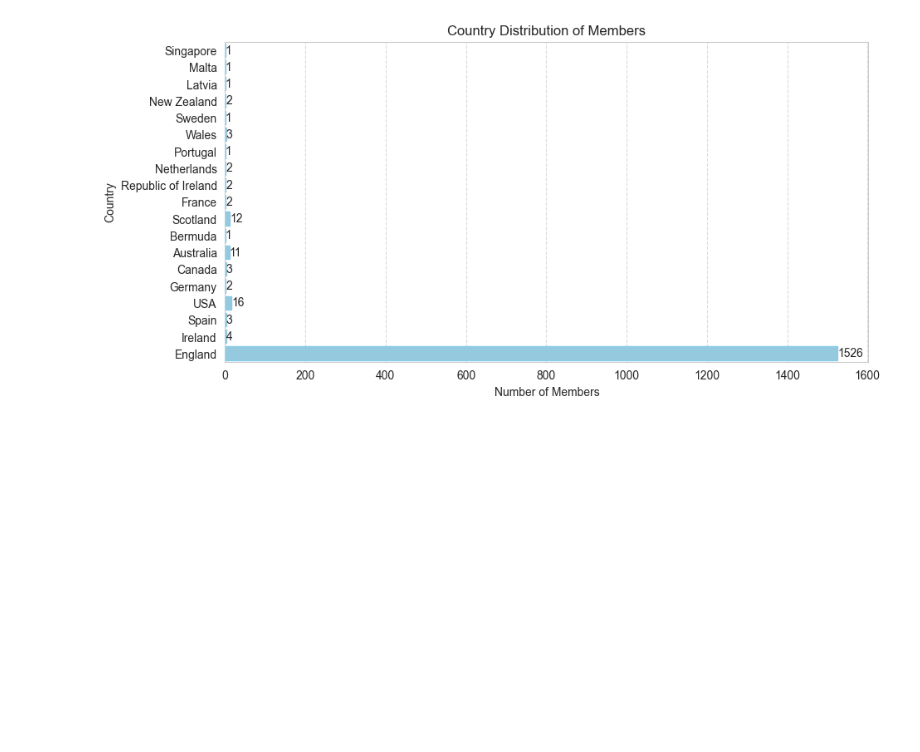
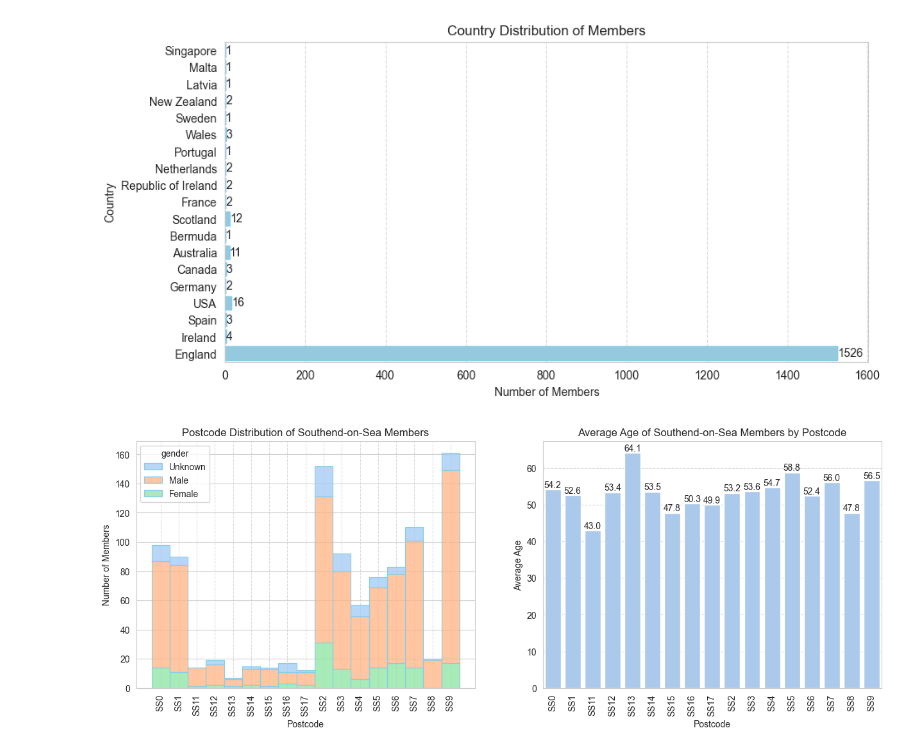
Before and after one commit to c-m-hunt/shrimpers-trust, a Jupyter notebook: member-report/notebooks/member_report.ipynb, the cells around one changed output. Cells and saved outputs as stored; diff of their text form; code cells hidden in the pictures; blank space fills up the shorter version.

```diff
--- a/member-report/notebooks/member_report.ipynb
+++ b/member-report/notebooks/member_report.ipynb
@@ -107,3 +103,12 @@ gmap.heatmap(
 
 # Not displayed because of
 gmap.draw('members.html')
+# %%
+from members.charts.location import plot_southend_postcode_distribution, plot_southend_postcode_average_age
+
+fig, (ax1, ax2) = plt.subplots(1, 2)
+plot_southend_postcode_distribution(ax1, members)
+plot_southend_postcode_average_age(ax2, members)
+fig.set_size_inches(15, 5)
+# %% [output]
+[figure, added]
```
Also changed, not shown: parts of 6 cells of this notebook, 6 other files.
